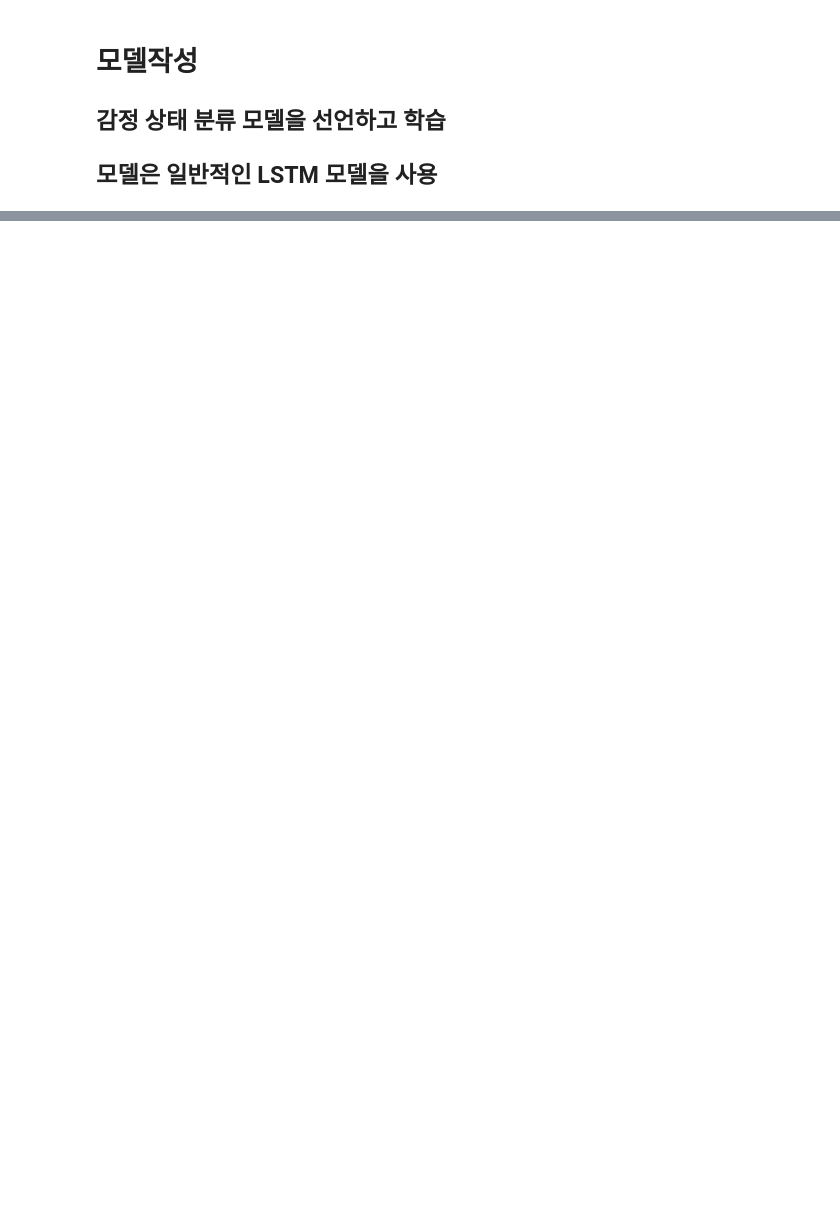
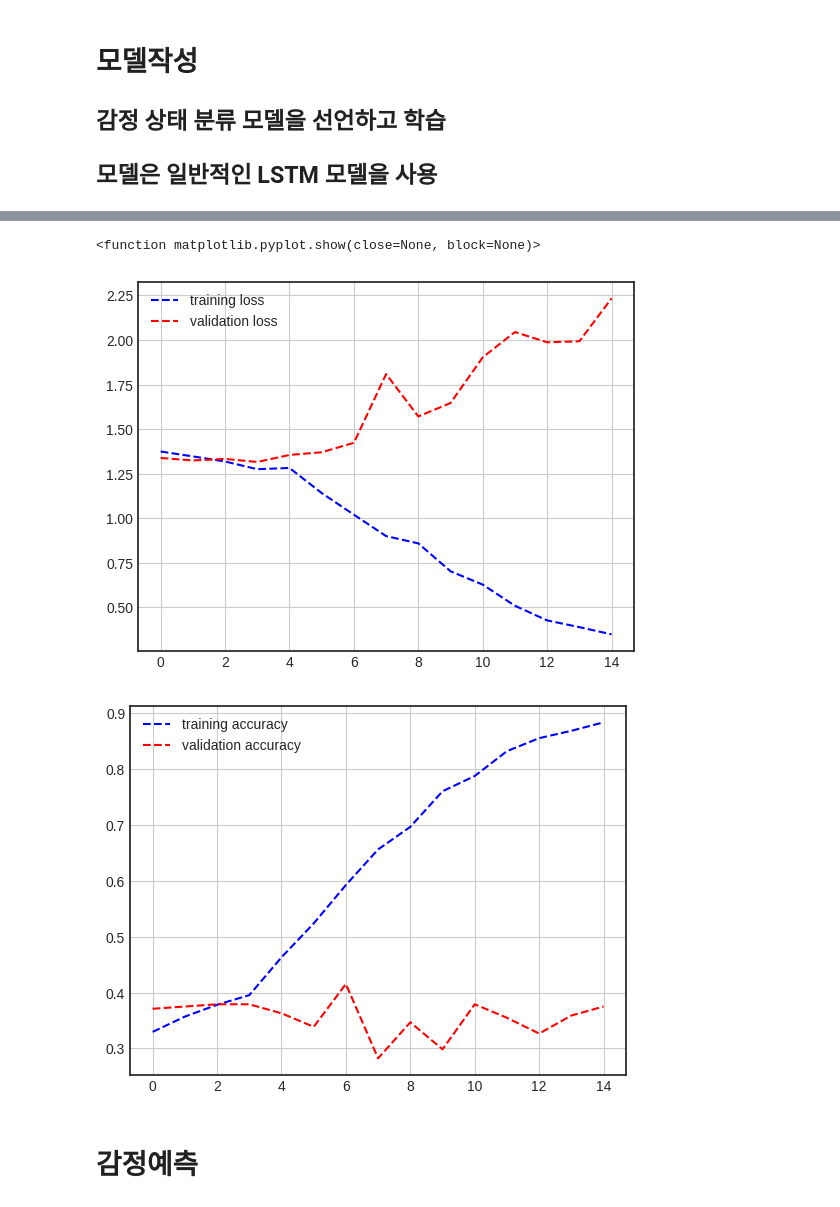
Before and after one commit to yskim1230/AIB_Section3-PJT_Deep-Learning, a Jupyter notebook: review_analysis(제조사).ipynb, the cells around one changed output, grey strips where cells are left out. Cells and saved outputs as stored; diff of their text form; code cells hidden in the pictures; blank space fills up the shorter version.

```diff
--- a/review_analysis(제조사).ipynb
+++ b/review_analysis(제조사).ipynb
@@ -158,3 +156,5 @@ stopwords = ['의','가','이','은','들','는','좀','잘','걍','과','도','
+# %%
+stopwords = ['도', '는', '다', '의', '가', '이', '은', '한', '에', '하', '고', '을', '를', '인', '듯', '과', '와', '네', '들', '듯', '지', '임', '게']
 # %%
 from konlpy.tag import Okt
 okt = Okt()
@@ -328,0 +327,25 @@ Epoch 15/15
+# %%
+hist_dict = history.history
+loss = hist_dict['loss']
+val_loss = hist_dict['val_loss']
+acc = hist_dict['acc']
+val_acc = hist_dict['val_acc']
+
+plt.plot(loss, 'b--', label = 'training loss')
+plt.plot(val_loss, 'r--', label = 'validation loss')
+plt.legend()
+plt.grid()
+
+plt.figure()
+plt.plot(acc, 'b--', label = 'training accuracy')
+plt.plot(val_acc, 'r--', label = 'validation accuracy')
+plt.legend()
+plt.grid()
+
+plt.show
+# %% [output]
+<function matplotlib.pyplot.show(close=None, block=None)>
+[figure, added]
+[figure, added]
+# %% [markdown]
+# 감정예측
```
Also changed, not shown: parts of 11 cells of this notebook.
